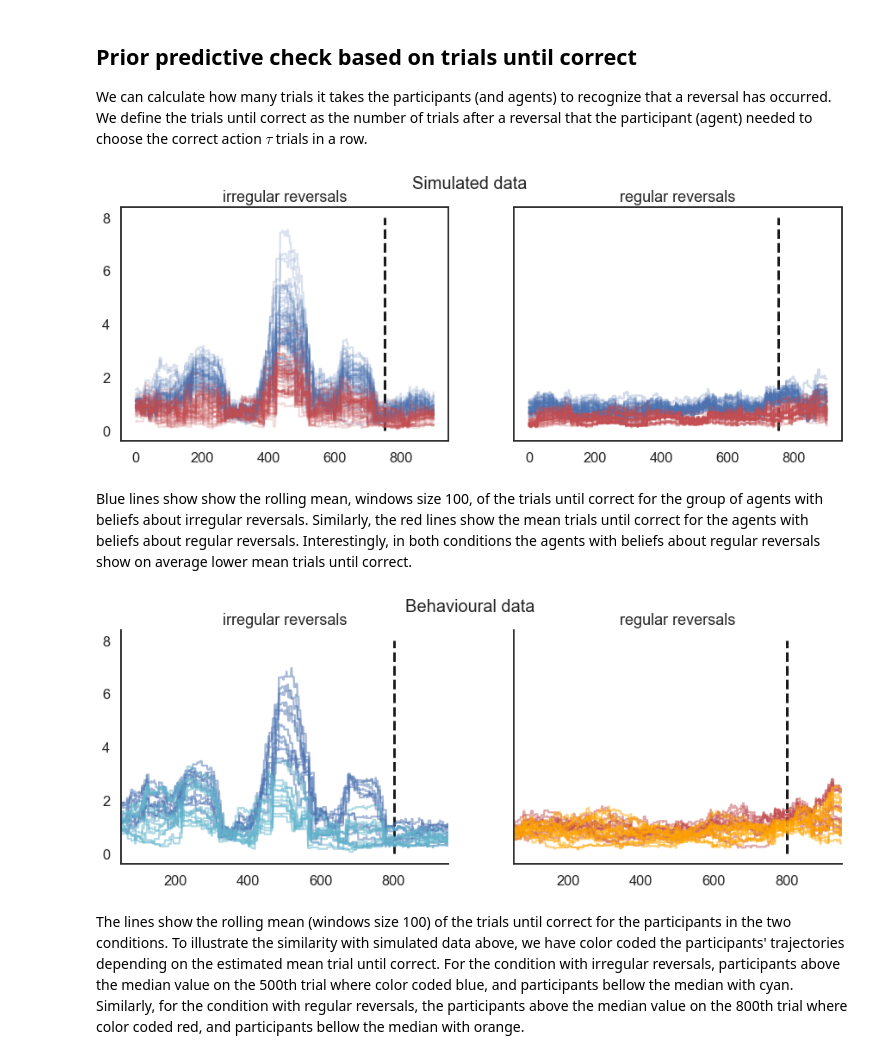
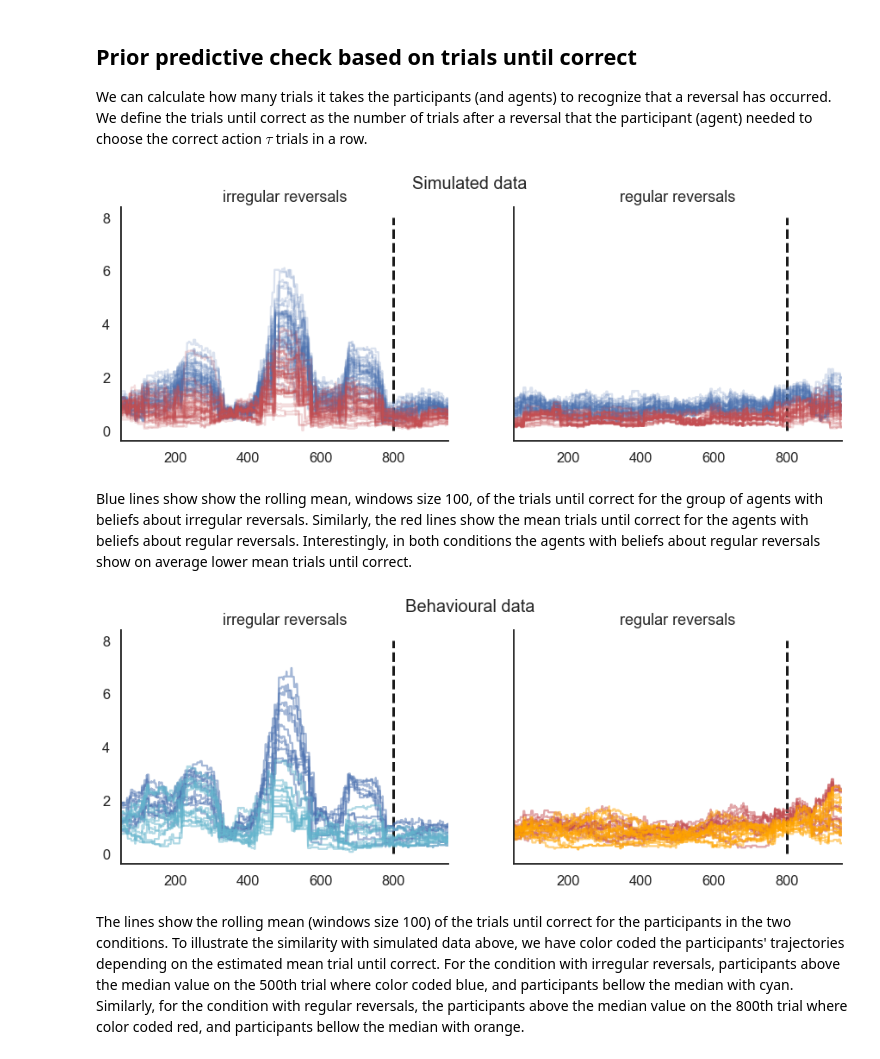
Before and after one commit to dimarkov/pybefit, a Jupyter notebook: examples/temp_rev_learn/analyse_behavioural_data.ipynb, the cells around one changed output. Saved outputs shown, nothing was run; the diff lists cells and outputs as text; code cells hidden in the pictures.

Commit message:
added trials until correct as a behavioural measure

```diff
--- a/examples/temp_rev_learn/analyse_behavioural_data.ipynb
+++ b/examples/temp_rev_learn/analyse_behavioural_data.ipynb
@@ -354,33 +405,29 @@ def trials_until_correct(correct, state, τ=2):
 # %%
 tuc1 = trials_until_correct(np.nan_to_num(corrects1.T), reg_states[0].numpy().T, τ=3)
 tuc2 = trials_until_correct(np.nan_to_num(corrects2.T), irr_states[0].numpy().T, τ=3)
-tuc = [tuc1, tuc2]
+tuc = [tuc2, tuc1]
 
 fig, axes = plt.subplots(1, 2, figsize=(15, 5), sharex=True, sharey=True)
 color = ['b', 'r']
 trials = np.arange(51, 951, 1)
 
-mean_tuc = []
-for i, cond in enumerate(['reg', 'irr']):
-        mean_tuc.append(running_mean(tuc[i], ws=101))
+mean_tuc = {}
+for i, cond in enumerate(['irreg', 'reg']):
+        mean_tuc[cond] = running_mean(tuc[i], ws=101)
+        axes[i].plot(trials, mean_tuc[cond][ns:].T, color[0], alpha=.2);
+        axes[i].plot(trials, mean_tuc[cond][:ns].T, color[1], alpha=.2);
+        axes[i].vlines(800, 0, 8, 'k', linestyle='--', lw=3);
+        axes[i].set_title('{}ular reversals'.format(cond))
 
-axes[0].plot(mean_tuc[1][ns:].T, color[0], alpha=.2);
-axes[0].plot(mean_tuc[1][:ns].T, color[1], alpha=.2);
-axes[0].vlines(751, 0, 8, 'k', linestyle='--', lw=3);
-axes[0].set_title('irregular reversals')
-
-axes[1].plot(mean_tuc[0][ns:].T, color[0], alpha=.25);
-axes[1].plot(mean_tuc[0][:ns].T, color[1], alpha=.25);
-axes[1].vlines(751, 0, 8, 'k', linestyle='--', lw=3);
 axes[1].set_title('regular reversals')
 
 axes[0].set_xlim([51, 951])
 
 sns.despine(fig)
 
 fig.suptitle('Simulated data', fontsize=20);
 # %% [output]
-[figure, old version]
+[figure, new version]
 # %% [markdown]
 Blue lines show show the rolling mean, windows size 100, of the trials until correct for the group of agents with beliefs about irregular reversals. Similarly, the red lines show the mean trials until correct for the agents with beliefs about regular reversals. Interestingly, in both conditions the agents with beliefs about regular reversals show on average lower mean trials until correct.
 # %%
@@ -394,13 +441,13 @@ fig, axes = plt.subplots(1, 2, figsize=(15, 5), sharex=True, sharey=True)
 split1 = mean_tuc_sub[ns_reg:, 451] > np.median(mean_tuc_sub[ns_reg:, 451])
 axes[0].plot(trials, mean_tuc_sub[ns_reg:][split1].T, 'b', alpha=.5);
 axes[0].plot(trials, mean_tuc_sub[ns_reg:][~split1].T, 'c', alpha=.5);
-axes[0].vlines(801, 0, 8, 'k', linestyle='--', lw=3);
+axes[0].vlines(800, 0, 8, 'k', linestyle='--', lw=3);
 axes[0].set_title('irregular reversals');
 
 split2 = mean_tuc_sub[:ns_reg, 751] > np.median(mean_tuc_sub[:ns_reg, 751])
 axes[1].plot(trials, mean_tuc_sub[:ns_reg][split2].T, 'r', alpha=.5);
 axes[1].plot(trials, mean_tuc_sub[:ns_reg][~split2].T, 'orange', alpha=.5);
-axes[1].vlines(801, 0, 8, 'k', linestyle='--', lw=3);
+axes[1].vlines(800, 0, 8, 'k', linestyle='--', lw=3);
 axes[1].set_title('regular reversals');
 
 axes[0].set_xlim([51, 951])
@@ -408,6 +455,6 @@ sns.despine(fig)
 
 fig.suptitle('Behavioural data', fontsize=20);
 # %% [output]
-[figure, old version]
+[figure, new version]
 # %% [markdown]
 The lines show the rolling mean (windows size 100) of the trials until correct for the participants in the two conditions. To illustrate the similarity with simulated data above, we have color coded the participants' trajectories depending on the estimated mean trial until correct. For the condition with irregular reversals, participants above the median value on the 500th trial where color coded blue, and participants bellow the median with cyan. Similarly, for the condition with regular reversals, the participants above the median value on the 800th trial where color coded red, and participants bellow the median with orange.
```
Also changed, not shown: parts of 7 cells of this notebook.
